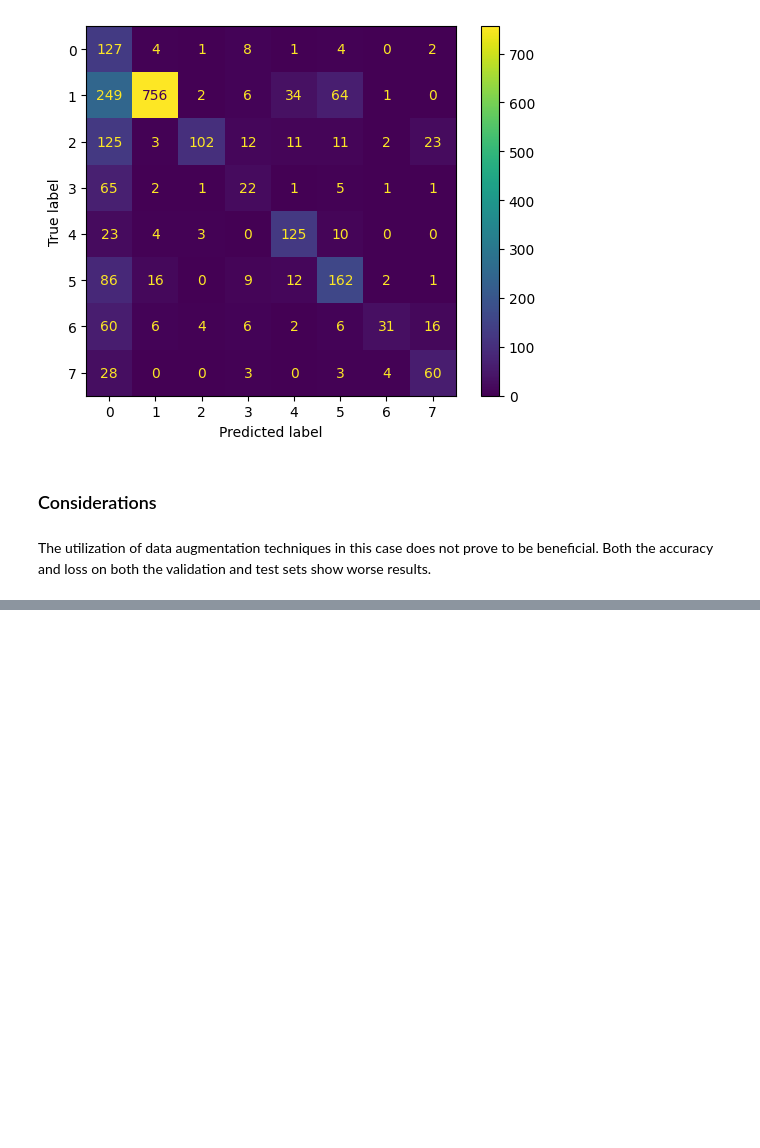
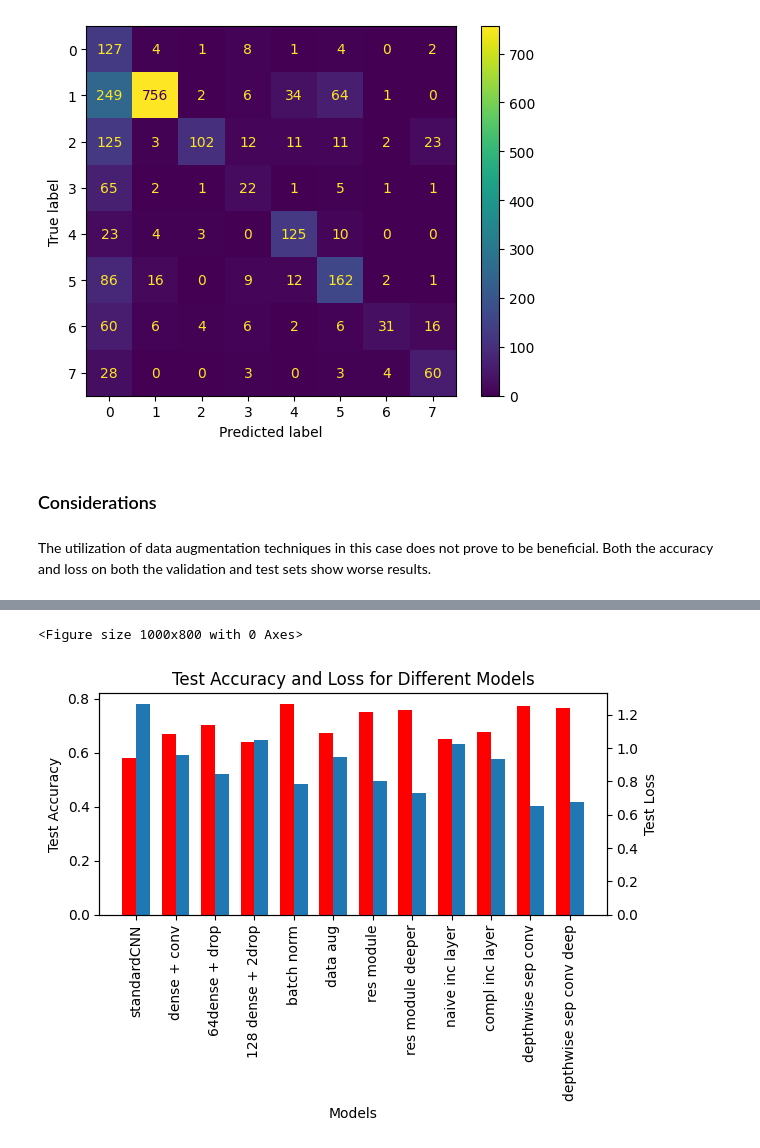
Before and after one commit to mattemugno/Smart-Waste-Classification, a Jupyter notebook: CNN_from_scratch.ipynb, the cells around one changed output, grey strips where cells are left out. Saved outputs shown, nothing was run; the diff lists cells and outputs as text; code cells hidden in the pictures; blank space fills up the shorter version.

```diff
--- a/CNN_from_scratch.ipynb
+++ b/CNN_from_scratch.ipynb
@@ -789,0 +862,15 @@ The utilization of data augmentation techniques in this case does not prove to b
+# %%
+models = ["standardCNN", "dense + conv" , "64dense + drop", "128 dense + 2drop", "batch norm", "data aug", "res module", "res module deeper",
+          "naive inc layer", "compl inc layer", "depthwise sep conv", "depthwise sep conv deep"]
+test_1_loss, test_1_acc = test_1.evaluate(test_dataset)
+test_2_loss, test_2_acc = test_2.evaluate(test_dataset)
+test_3_loss, test_3_acc = test_3.evaluate(test_dataset)
+test_4_loss, test_4_acc = test_4.evaluate(test_dataset)
+test_5_loss, test_5_acc = test_5.evaluate(test_dataset)
+test_6_loss, test_6_acc = test_6.evaluate(test_dataset)
+test_7_loss, test_7_acc = test_7.evaluate(test_dataset)
+test_8_loss, test_8_acc = test_8.evaluate(test_dataset)
+test_9_loss, test_9_acc = test_9.evaluate(test_dataset)
+test_10_loss, test_10_acc = test_10.evaluate(test_dataset)
+test_11_loss, test_11_acc = test_11.evaluate(test_dataset)
+test_12_loss, test_12_acc = test_12.evaluate(test_dataset)
@@ -789,0 +890,27 @@ The utilization of data augmentation techniques in this case does not prove to b
+# %%
+test_losses = [test_1_loss, test_2_loss, test_3_loss, test_4_loss, test_5_loss, test_6_loss, test_7_loss, test_8_loss, test_9_loss, test_10_loss, test_11_loss, test_12_loss]
+test_accuracies = [test_1_acc, test_2_acc, test_3_acc, test_4_acc, test_5_acc, test_6_acc, test_7_acc, test_8_acc, test_9_acc, test_10_acc, test_11_acc, test_12_acc]
+
+plt.figure(figsize=(10, 8))
+width = 0.35
+x = np.arange(len(models))
+
+fig, ax1 = plt.subplots()
+ax2 = ax1.twinx()
+
+ax1.bar(x - width/2, test_accuracies, width, color='red', label='Test Accuracy')
+ax2.bar(x + width/2, test_losses, width, label='Test Loss')
+
+ax1.set_xlabel("Models")
+ax1.set_ylabel("Test Accuracy")
+ax2.set_ylabel("Test Loss")
+
+ax1.set_xticks(x)
+ax1.set_xticklabels(models, rotation=90)
+ax1.set_title("Test Accuracy and Loss for Different Models")
+
+plt.tight_layout()
+plt.show()
+# %% [output]
+<Figure size 1000x800 with 0 Axes>
+[figure, added]
```
Also changed, not shown: parts of 6 cells of this notebook.
